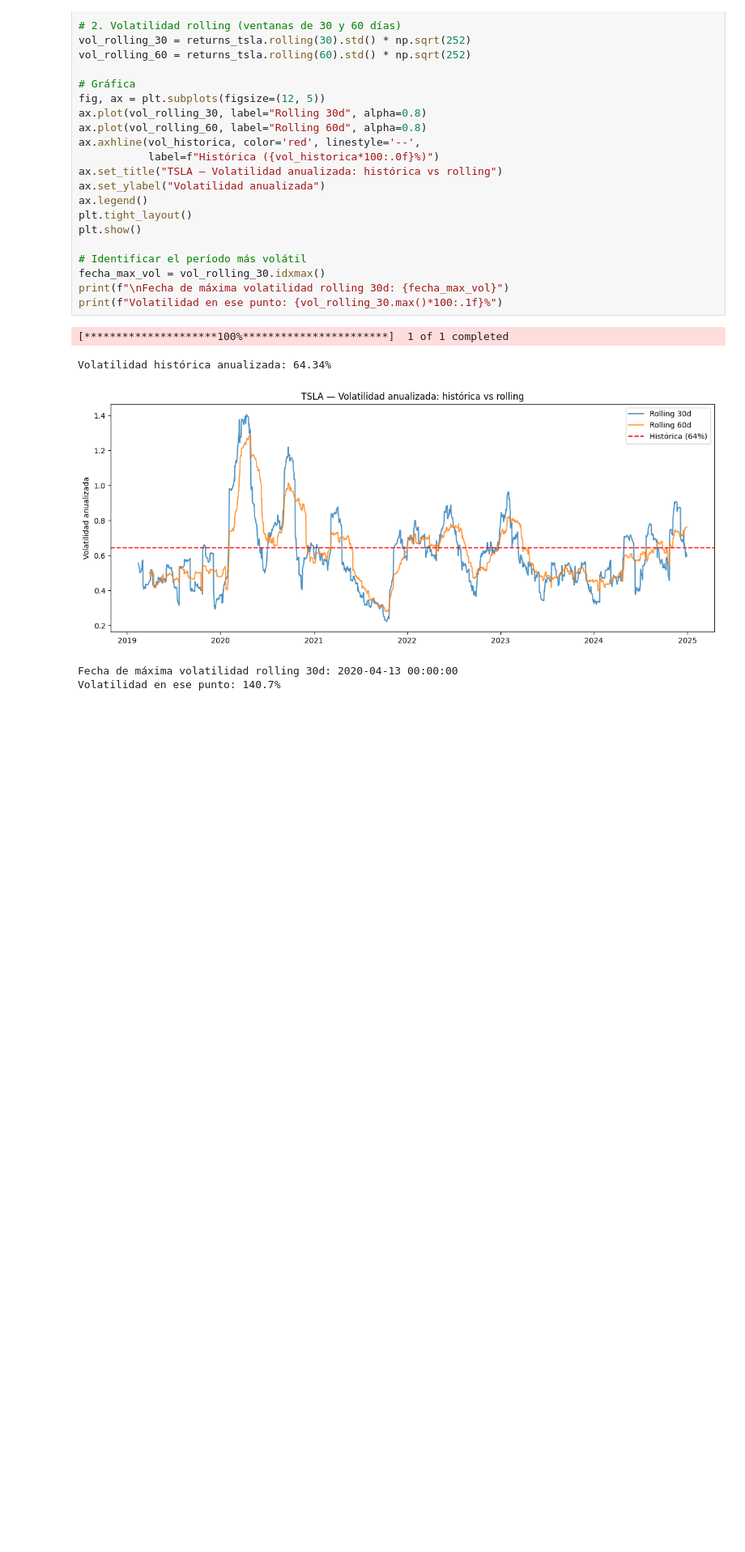
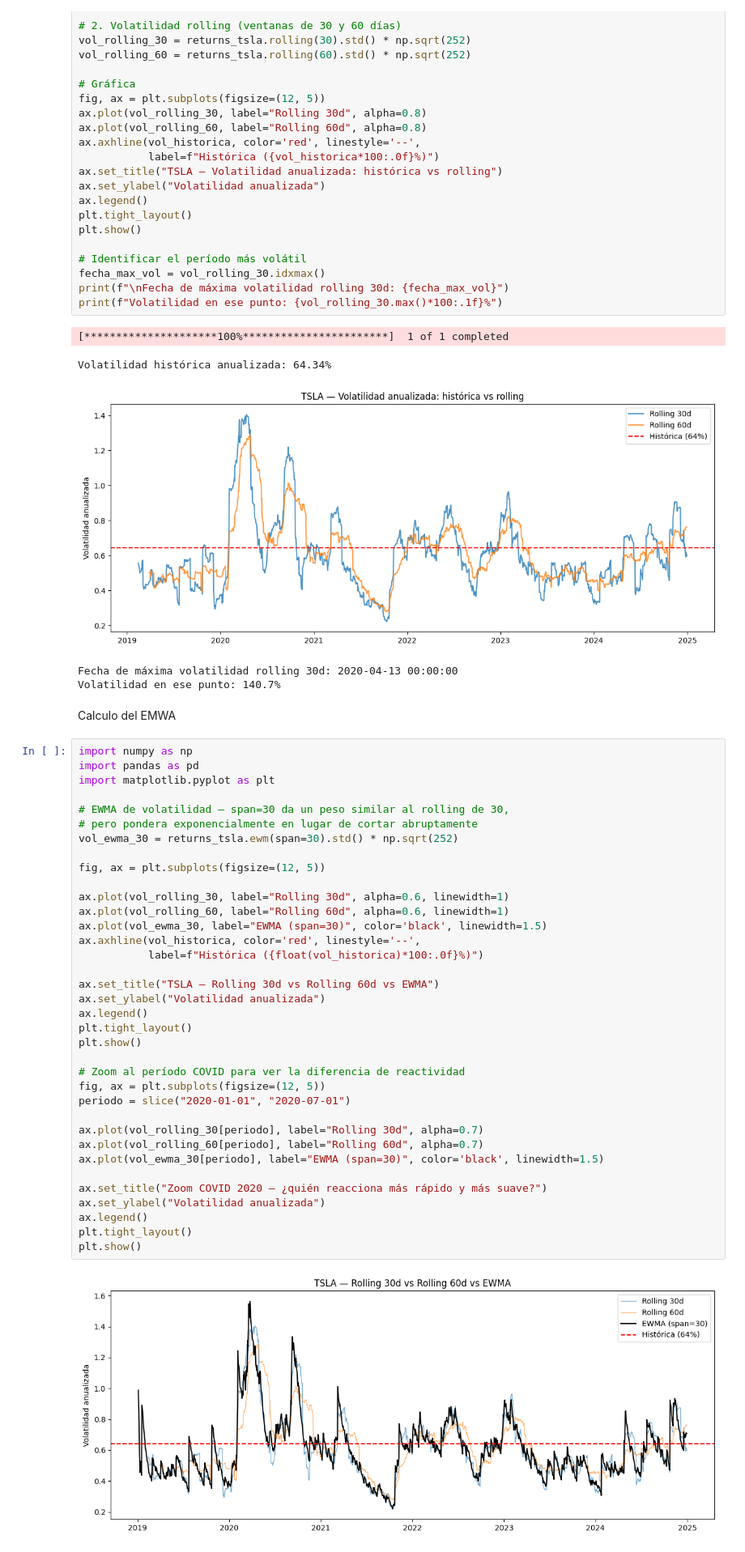
Before and after one commit to Petrack28/RoadMap2BecomeAQuant, a Jupyter notebook: 02-quant-eda-hurst/Semana2.ipynb, the cells around one changed output. Shown at 81% size. Drawn from its saved outputs; the diff is of its cells as text; blank space fills up the shorter version.

```diff
--- a/02-quant-eda-hurst/Semana2.ipynb
+++ b/02-quant-eda-hurst/Semana2.ipynb
@@ -44,3 +44,43 @@ Volatilidad histórica anualizada: 64.34%
 [figure]
 Fecha de máxima volatilidad rolling 30d: 2020-04-13 00:00:00
 Volatilidad en ese punto: 140.7%
+# %% [markdown]
+Calculo del EMWA
+# %%
+import numpy as np
+import pandas as pd
+import matplotlib.pyplot as plt
+
+# EWMA de volatilidad — span=30 da un peso similar al rolling de 30,
+# pero pondera exponencialmente en lugar de cortar abruptamente
+vol_ewma_30 = returns_tsla.ewm(span=30).std() * np.sqrt(252)
+
+fig, ax = plt.subplots(figsize=(12, 5))
+
+ax.plot(vol_rolling_30, label="Rolling 30d", alpha=0.6, linewidth=1)
+ax.plot(vol_rolling_60, label="Rolling 60d", alpha=0.6, linewidth=1)
+ax.plot(vol_ewma_30, label="EWMA (span=30)", color='black', linewidth=1.5)
+ax.axhline(vol_historica, color='red', linestyle='--',
+           label=f"Histórica ({float(vol_historica)*100:.0f}%)")
+
+ax.set_title("TSLA — Rolling 30d vs Rolling 60d vs EWMA")
+ax.set_ylabel("Volatilidad anualizada")
+ax.legend()
+plt.tight_layout()
+plt.show()
+
+# Zoom al período COVID para ver la diferencia de reactividad
+fig, ax = plt.subplots(figsize=(12, 5))
+periodo = slice("2020-01-01", "2020-07-01")
+
+ax.plot(vol_rolling_30[periodo], label="Rolling 30d", alpha=0.7)
+ax.plot(vol_rolling_60[periodo], label="Rolling 60d", alpha=0.7)
+ax.plot(vol_ewma_30[periodo], label="EWMA (span=30)", color='black', linewidth=1.5)
+
+ax.set_title("Zoom COVID 2020 — ¿quién reacciona más rápido y más suave?")
+ax.set_ylabel("Volatilidad anualizada")
+ax.legend()
+plt.tight_layout()
+plt.show()
+# %% [output]
+[figure, added]
```
Also changed, not shown: parts of 6 cells of this notebook.
